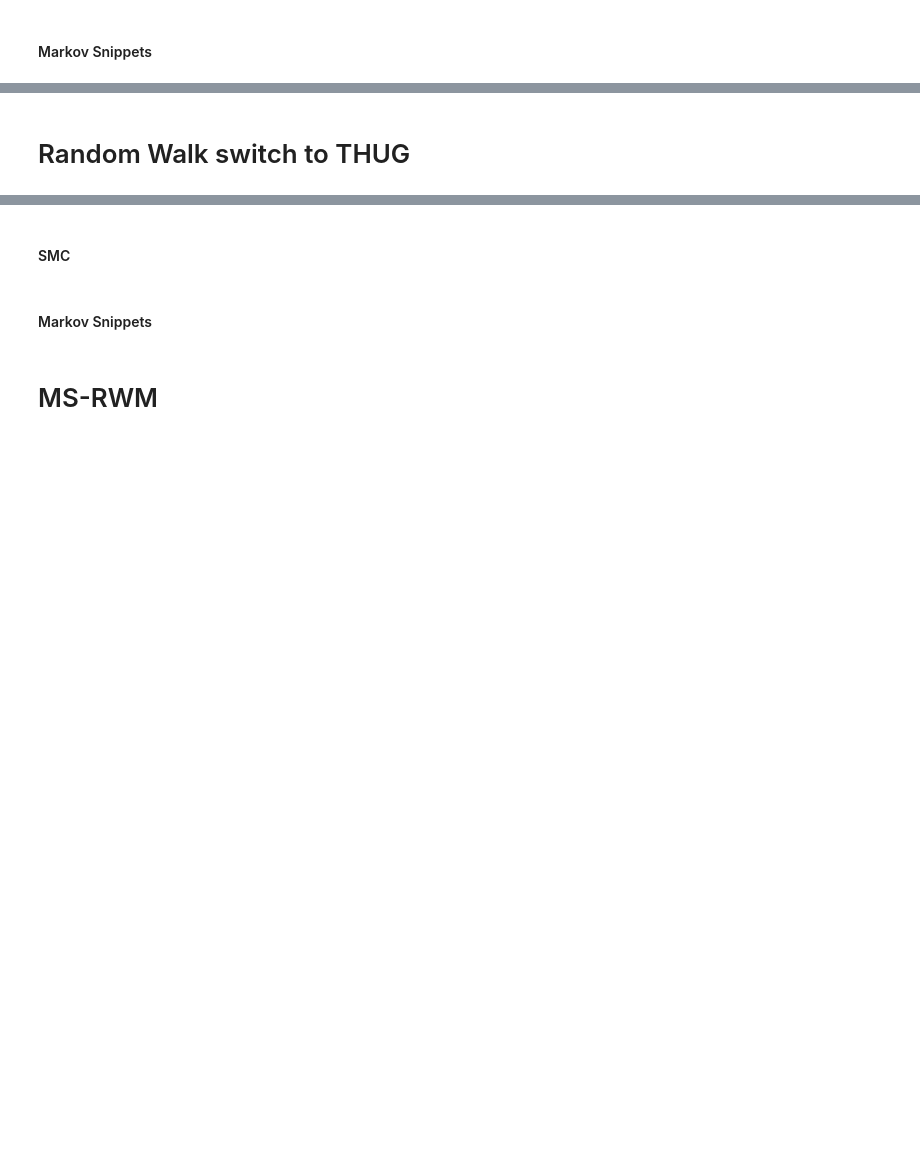
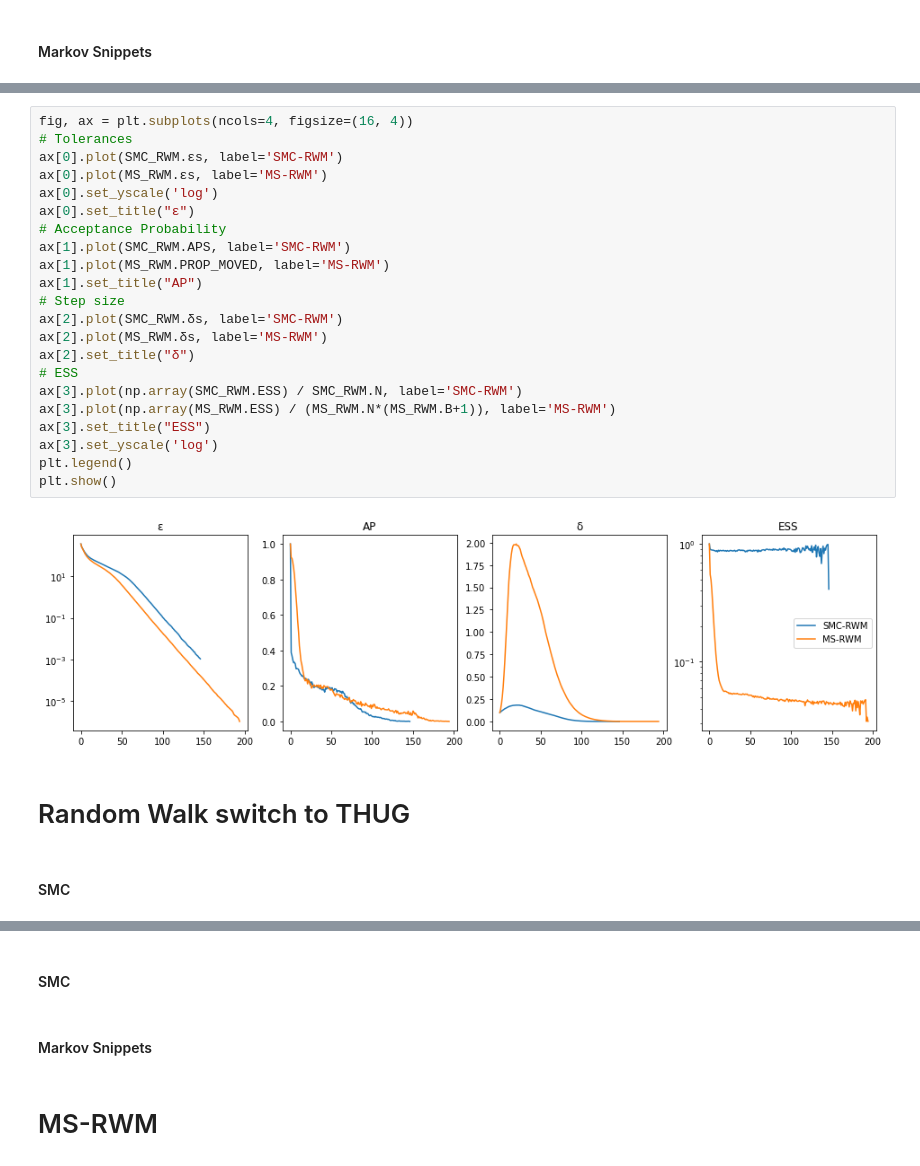
Before and after one commit to MauroCE/ManifoldSampling, a Jupyter notebook: Experiment 81 - SMC-RWM vs MS-RWM on D-dimensional ellipsoid with adaptive epsilon and delta.ipynb, the cells around one changed output, grey strips where cells are left out. Cells and saved outputs as stored; diff of their text form; blank space fills up the shorter version.

```diff
--- a/Experiment 81 - SMC-RWM vs MS-RWM on D-dimensional ellipsoid with adaptive epsilon and delta.ipynb
+++ b/Experiment 81 - SMC-RWM vs MS-RWM on D-dimensional ellipsoid with adaptive epsilon and delta.ipynb
@@ -101,2 +119,28 @@ _ = MS_RWM.sample()
+# %%
+fig, ax = plt.subplots(ncols=4, figsize=(16, 4))
+# Tolerances
+ax[0].plot(SMC_RWM.εs, label='SMC-RWM')
+ax[0].plot(MS_RWM.εs, label='MS-RWM')
+ax[0].set_yscale('log')
+ax[0].set_title("ε")
+# Acceptance Probability
+ax[1].plot(SMC_RWM.APS, label='SMC-RWM')
+ax[1].plot(MS_RWM.PROP_MOVED, label='MS-RWM')
+ax[1].set_title("AP")
+# Step size
+ax[2].plot(SMC_RWM.δs, label='SMC-RWM')
+ax[2].plot(MS_RWM.δs, label='MS-RWM')
+ax[2].set_title("δ")
+# ESS
+ax[3].plot(np.array(SMC_RWM.ESS) / SMC_RWM.N, label='SMC-RWM')
+ax[3].plot(np.array(MS_RWM.ESS) / (MS_RWM.N*(MS_RWM.B+1)), label='MS-RWM')
+ax[3].set_title("ESS")
+ax[3].set_yscale('log')
+plt.legend()
+plt.show()
+# %% [output]
+[figure, added]
 # %% [markdown]
 # Random Walk switch to THUG
+# %% [markdown]
+#### SMC
```
Also changed, not shown: parts of 6 cells of this notebook, 1 other file.
